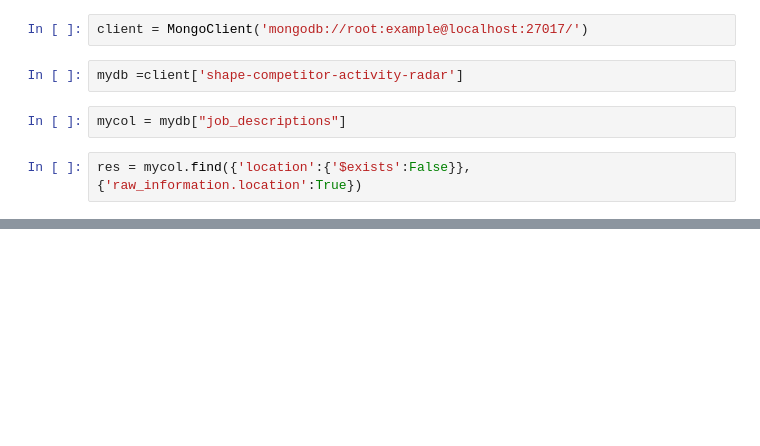
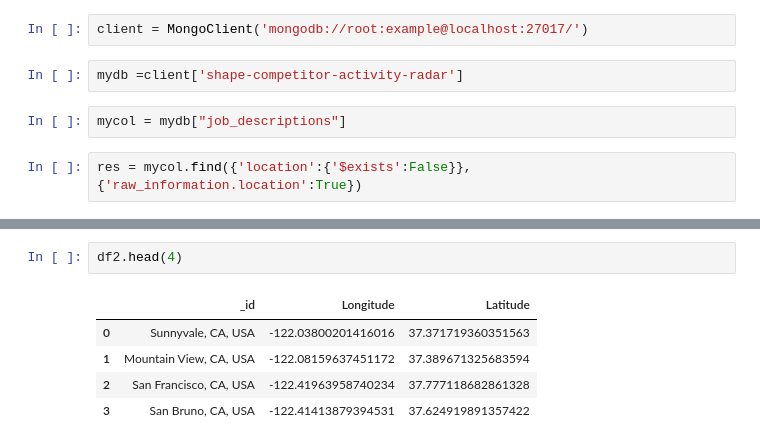
Before and after one commit to guidotripodi/metodosNumericosMNV, a Jupyter notebook: tp1/src/testgetdataand complete.ipynb, the cells around one changed output, grey strips where cells are left out. Cells and saved outputs as stored; diff of their text form; blank space fills up the shorter version.

```diff
--- a/tp1/src/testgetdataand complete.ipynb
+++ b/tp1/src/testgetdataand complete.ipynb
@@ -11,0 +73,8 @@ res = mycol.find({'location':{'$exists':False}},{'raw_information.location':True
+# %%
+df2.head(4)
+# %% [output]
+|  | _id | Longitude | Latitude |
+| 0 | Sunnyvale, CA, USA | -122.03800201416016 | 37.371719360351563 |
+| 1 | Mountain View, CA, USA | -122.08159637451172 | 37.389671325683594 |
+| 2 | San Francisco, CA, USA | -122.41963958740234 | 37.777118682861328 |
+| 3 | San Bruno, CA, USA | -122.41413879394531 | 37.624919891357422 |
```
Also changed, not shown: parts of 9 cells of this notebook.
